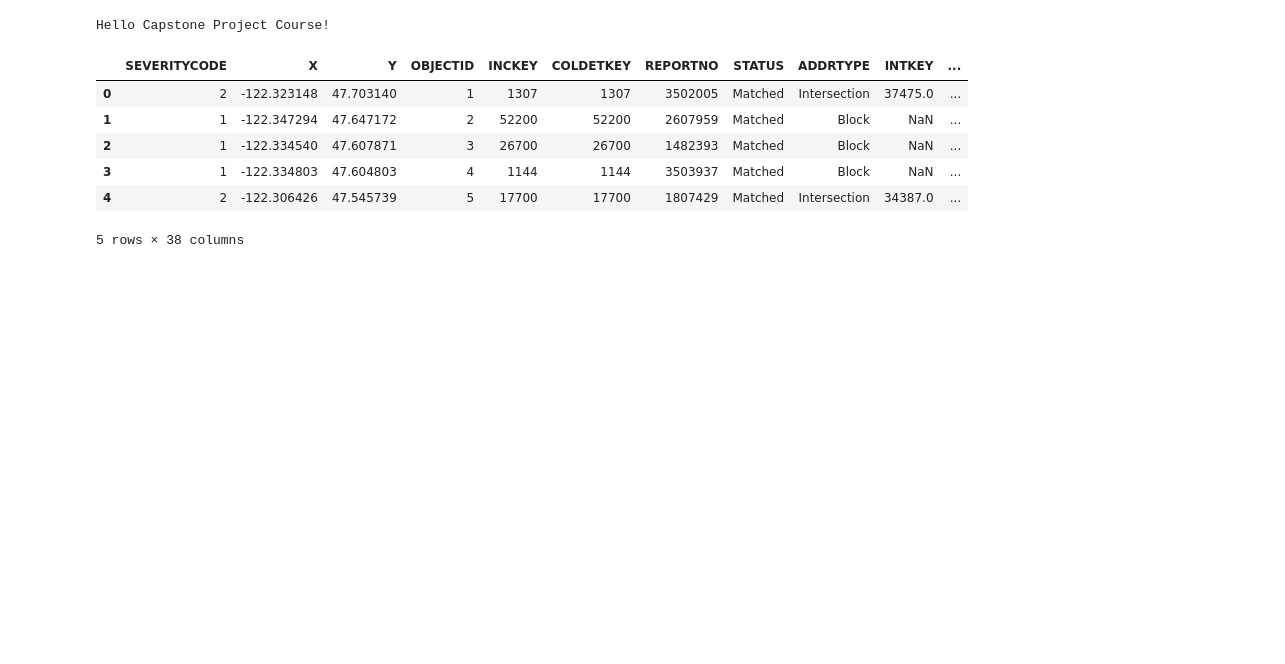
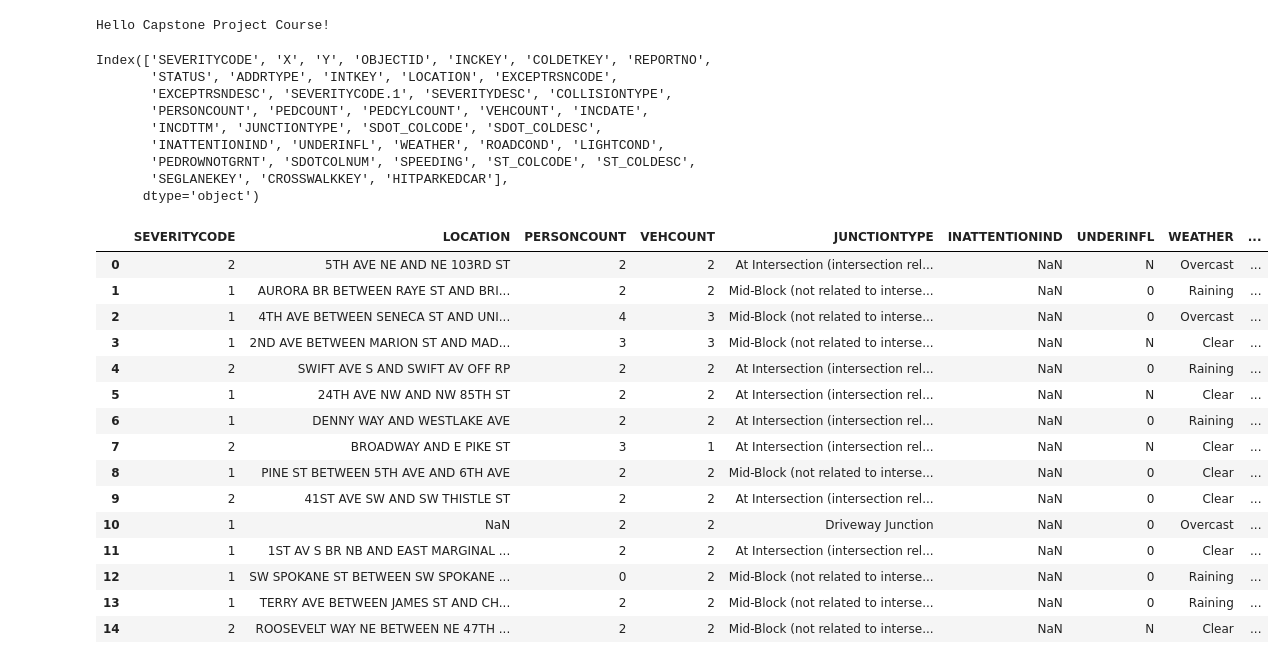
Before and after one commit to MrVJPman/Coursera_Capstone, a Jupyter notebook: Applied Data Science Capstone.ipynb, the cells around one changed output. Cells and saved outputs as stored; diff of their text form; code cells hidden in the pictures; blank space fills up the shorter version.

```diff
--- a/Applied Data Science Capstone.ipynb
+++ b/Applied Data Science Capstone.ipynb
@@ -9,12 +9,36 @@ Hello Capstone Project Course!
 # %%
 collisions_dataframe = pd.read_csv('https://s3.us.cloud-object-storage.appdomain.cloud/cf-courses-data/CognitiveClass/DP0701EN/version-2/Data-Collisions.csv')
 # %%
-collisions_dataframe.head()
+collisions_dataframe.columns
 # %% [output]
-|  | SEVERITYCODE | X | Y | OBJECTID | INCKEY | COLDETKEY | REPORTNO | STATUS | ADDRTYPE | INTKEY | ... |
-| 0 | 2 | -122.323148 | 47.703140 | 1 | 1307 | 1307 | 3502005 | Matched | Intersection | 37475.0 | ... |
-| 1 | 1 | -122.347294 | 47.647172 | 2 | 52200 | 52200 | 2607959 | Matched | Block | NaN | ... |
-| 2 | 1 | -122.334540 | 47.607871 | 3 | 26700 | 26700 | 1482393 | Matched | Block | NaN | ... |
-| 3 | 1 | -122.334803 | 47.604803 | 4 | 1144 | 1144 | 3503937 | Matched | Block | NaN | ... |
-| 4 | 2 | -122.306426 | 47.545739 | 5 | 17700 | 17700 | 1807429 | Matched | Intersection | 34387.0 | ... |
-5 rows × 38 columns
+Index(['SEVERITYCODE', 'X', 'Y', 'OBJECTID', 'INCKEY', 'COLDETKEY', 'REPORTNO',
+       'STATUS', 'ADDRTYPE', 'INTKEY', 'LOCATION', 'EXCEPTRSNCODE',
+       'EXCEPTRSNDESC', 'SEVERITYCODE.1', 'SEVERITYDESC', 'COLLISIONTYPE',
+       'PERSONCOUNT', 'PEDCOUNT', 'PEDCYLCOUNT', 'VEHCOUNT', 'INCDATE',
+       'INCDTTM', 'JUNCTIONTYPE', 'SDOT_COLCODE', 'SDOT_COLDESC',
+       'INATTENTIONIND', 'UNDERINFL', 'WEATHER', 'ROADCOND', 'LIGHTCOND',
+       'PEDROWNOTGRNT', 'SDOTCOLNUM', 'SPEEDING', 'ST_COLCODE', 'ST_COLDESC',
+       'SEGLANEKEY', 'CROSSWALKKEY', 'HITPARKEDCAR'],
+      dtype='object')
+# %%
+#removing columns that are unneeded
+collisions_dataframe_cleaned = collisions_dataframe[["SEVERITYCODE", "LOCATION", "PERSONCOUNT", "VEHCOUNT", "JUNCTIONTYPE",
+                                                     "INATTENTIONIND", "UNDERINFL", "WEATHER", "ROADCOND", "LIGHTCOND", "PEDROWNOTGRNT", "SPEEDING"]]
+collisions_dataframe_cleaned.head(15)
+# %% [output]
+|  | SEVERITYCODE | LOCATION | PERSONCOUNT | VEHCOUNT | JUNCTIONTYPE | INATTENTIONIND | UNDERINFL | WEATHER | ... |
+| 0 | 2 | 5TH AVE NE AND NE 103RD ST | 2 | 2 | At Intersection (intersection rel... | NaN | N | Overcast | ... |
+| 1 | 1 | AURORA BR BETWEEN RAYE ST AND BRI... | 2 | 2 | Mid-Block (not related to interse... | NaN | 0 | Raining | ... |
+| 2 | 1 | 4TH AVE BETWEEN SENECA ST AND UNI... | 4 | 3 | Mid-Block (not related to interse... | NaN | 0 | Overcast | ... |
+| 3 | 1 | 2ND AVE BETWEEN MARION ST AND MAD... | 3 | 3 | Mid-Block (not related to interse... | NaN | N | Clear | ... |
+| 4 | 2 | SWIFT AVE S AND SWIFT AV OFF RP | 2 | 2 | At Intersection (intersection rel... | NaN | 0 | Raining | ... |
+| 5 | 1 | 24TH AVE NW AND NW 85TH ST | 2 | 2 | At Intersection (intersection rel... | NaN | N | Clear | ... |
+| 6 | 1 | DENNY WAY AND WESTLAKE AVE | 2 | 2 | At Intersection (intersection rel... | NaN | 0 | Raining | ... |
+| 7 | 2 | BROADWAY AND E PIKE ST | 3 | 1 | At Intersection (intersection rel... | NaN | N | Clear | ... |
+| 8 | 1 | PINE ST BETWEEN 5TH AVE AND 6TH AVE | 2 | 2 | Mid-Block (not related to interse... | NaN | 0 | Clear | ... |
+| 9 | 2 | 41ST AVE SW AND SW THISTLE ST | 2 | 2 | At Intersection (intersection rel... | NaN | 0 | Clear | ... |
+| 10 | 1 | NaN | 2 | 2 | Driveway Junction | NaN | 0 | Overcast | ... |
+| 11 | 1 | 1ST AV S BR NB AND EAST MARGINAL ... | 2 | 2 | At Intersection (intersection rel... | NaN | 0 | Clear | ... |
+| 12 | 1 | SW SPOKANE ST BETWEEN SW SPOKANE ... | 0 | 2 | Mid-Block (not related to interse... | NaN | 0 | Raining | ... |
+| 13 | 1 | TERRY AVE BETWEEN JAMES ST AND CH... | 2 | 2 | Mid-Block (not related to interse... | NaN | 0 | Raining | ... |
+| 14 | 2 | ROOSEVELT WAY NE BETWEEN NE 47TH ... | 2 | 2 | Mid-Block (not related to interse... | NaN | N | Clear | ... |
```
Also changed, not shown: parts of 2 cells of this notebook.
